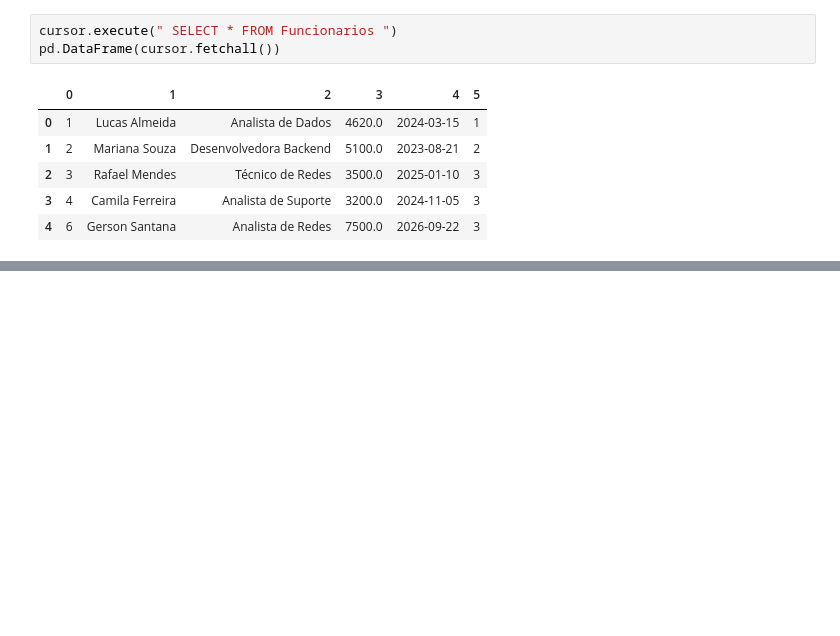
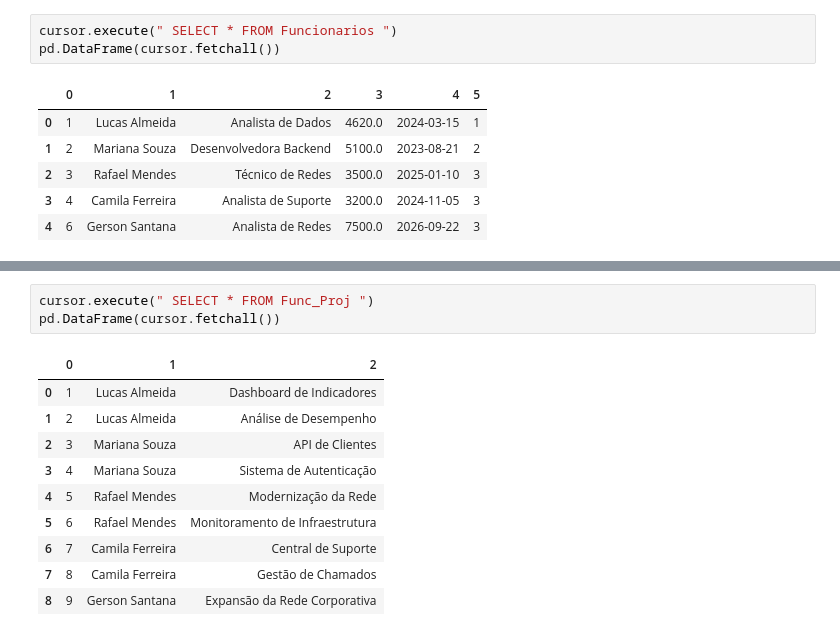
Before and after one commit to GustavoLF1211/LABD-2Sem, a Jupyter notebook: AtividadeSQLite_220926/atividade_SQLite_2209.ipynb, the cells around one changed output, grey strips where cells are left out. Saved outputs shown, nothing was run; the diff lists cells and outputs as text; blank space fills up the shorter version.

Commit message:
data/feat: Atividade SQLITE quase finalizada, apenas precisando refinar insert para não vir duplicado e inserir descritivos na parte 6.

```diff
--- a/AtividadeSQLite_220926/atividade_SQLite_2209.ipynb
+++ b/AtividadeSQLite_220926/atividade_SQLite_2209.ipynb
@@ -269,0 +369,14 @@ pd.DataFrame(cursor.fetchall())
+# %%
+cursor.execute(" SELECT * FROM Func_Proj ")
+pd.DataFrame(cursor.fetchall())
+# %% [output]
+|  | 0 | 1 | 2 |
+| 0 | 1 | Lucas Almeida | Dashboard de Indicadores |
+| 1 | 2 | Lucas Almeida | Análise de Desempenho |
+| 2 | 3 | Mariana Souza | API de Clientes |
+| 3 | 4 | Mariana Souza | Sistema de Autenticação |
+| 4 | 5 | Rafael Mendes | Modernização da Rede |
+| 5 | 6 | Rafael Mendes | Monitoramento de Infraestrutura |
+| 6 | 7 | Camila Ferreira | Central de Suporte |
+| 7 | 8 | Camila Ferreira | Gestão de Chamados |
+| 8 | 9 | Gerson Santana | Expansão da Rede Corporativa |
```
Also changed, not shown: parts of 13 cells of this notebook, 2 other files.
